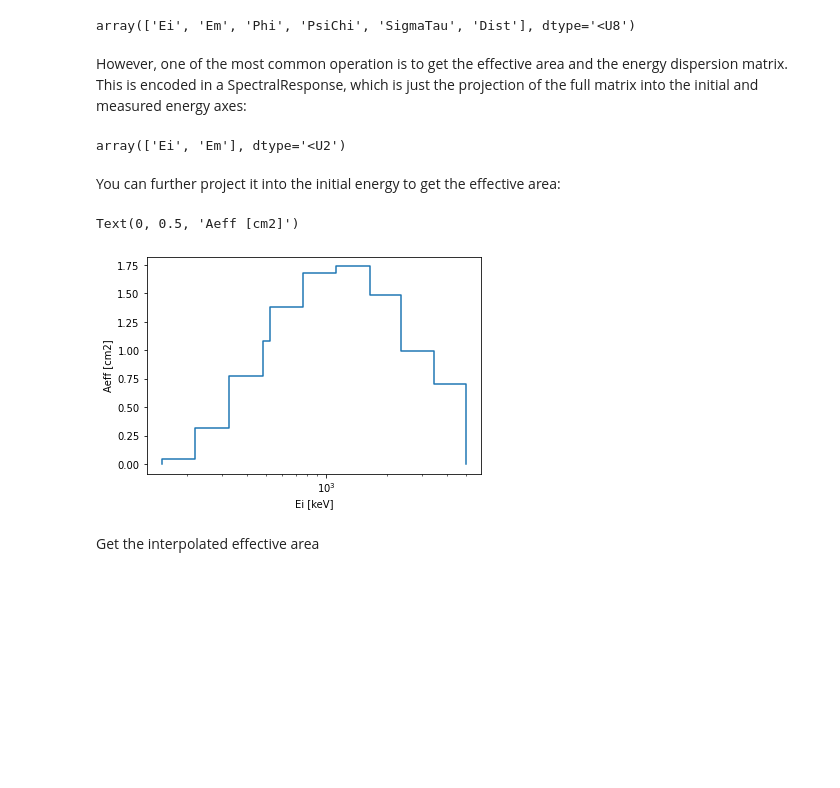
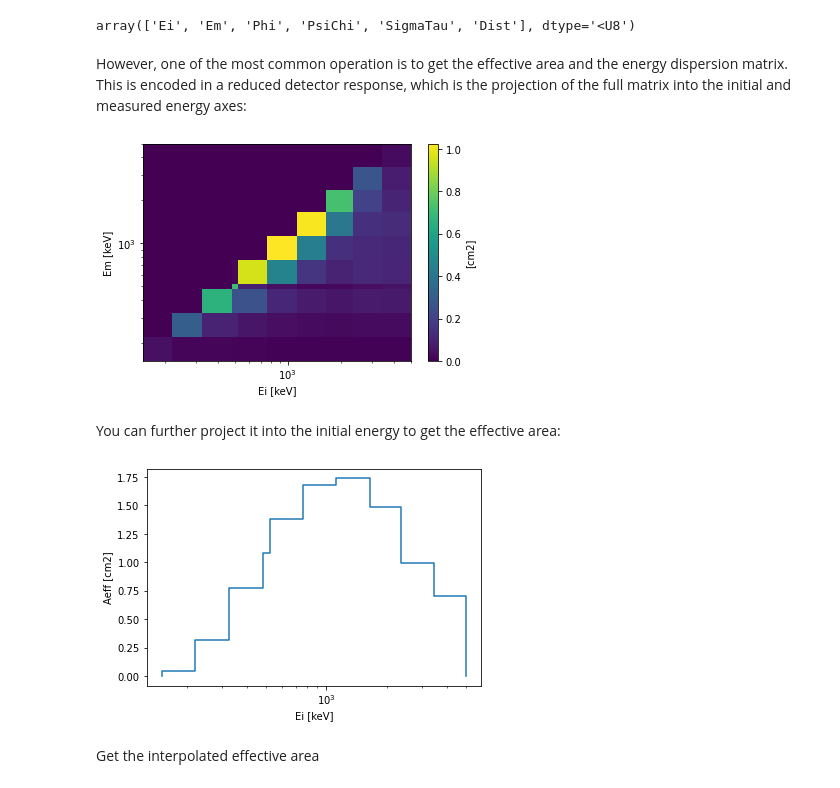
Before and after one commit to cositools/cosipy, a Jupyter notebook: docs/tutorials/DetectorResponse.ipynb, the cells around one changed output. Drawn from its saved outputs; the diff is of its cells as text; code cells hidden in the pictures; blank space fills up the shorter version.

```diff
--- a/docs/tutorials/DetectorResponse.ipynb
+++ b/docs/tutorials/DetectorResponse.ipynb
@@ -93,21 +93,18 @@ drm.axes.labels
 # %% [output]
 array(['Ei', 'Em', 'Phi', 'PsiChi', 'SigmaTau', 'Dist'], dtype='<U8')
 # %% [markdown]
-However, one of the most common operation is to get the effective area and the energy dispersion matrix. This is encoded in a SpectralResponse, which is just the projection of the full matrix into the initial and measured energy axes:
+However, one of the most common operation is to get the effective area and the energy dispersion matrix. This is encoded in a reduced detector response, which is the projection of the full matrix into the initial and measured energy axes:
 # %%
-spec_drm = drm.get_spectral_response()
+drm.get_spectral_response().plot();
+# %% [output]
+[figure, added]
-# %%
-spec_drm.axes.labels
-# %% [output]
-array(['Ei', 'Em'], dtype='<U2')
 # %% [markdown]
 You can further project it into the initial energy to get the effective area:
 # %%
-ax,plot = spec_drm.get_effective_area().plot(errorbars = None);
+ax,plot = drm.get_effective_area().plot();
 
-ax.set_ylabel(f'Aeff [{spec_drm.unit}]')
+ax.set_ylabel(f'Aeff [{drm.unit}]');
 # %% [output]
-Text(0, 0.5, 'Aeff [cm2]')
 [figure]
 # %% [markdown]
 Get the interpolated effective area
```
Also changed, not shown: parts of 2 cells of this notebook, 1 other file.
